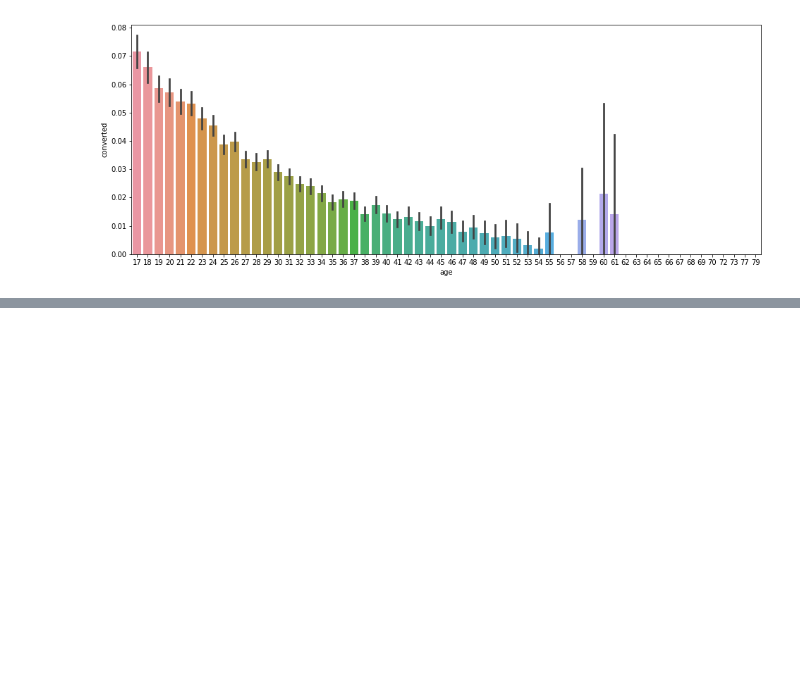
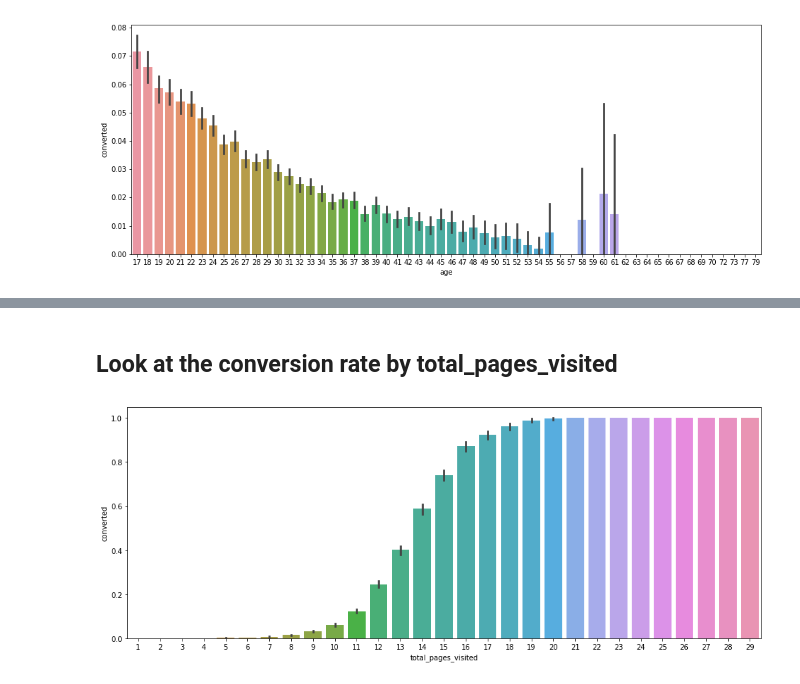
Before and after one commit to kammybdeng/data-science-journey, a Jupyter notebook: take home practices/conversion rate.ipynb, the cells around one changed output, grey strips where cells are left out. Cells and saved outputs as stored; diff of their text form; code cells hidden in the pictures; blank space fills up the shorter version.

```diff
--- a/take home practices/conversion rate.ipynb
+++ b/take home practices/conversion rate.ipynb
@@ -61,0 +91,7 @@ sns.barplot(x='age', y='converted', data=conversion_data);
+# %% [markdown]
+## Look at the conversion rate by total_pages_visited
+# %%
+plt.figure(figsize=(16, 6))
+sns.barplot(x='total_pages_visited', y='converted', data=conversion_data);
+# %% [output]
+[figure, added]
```
Also changed, not shown: parts of 52 cells of this notebook.
